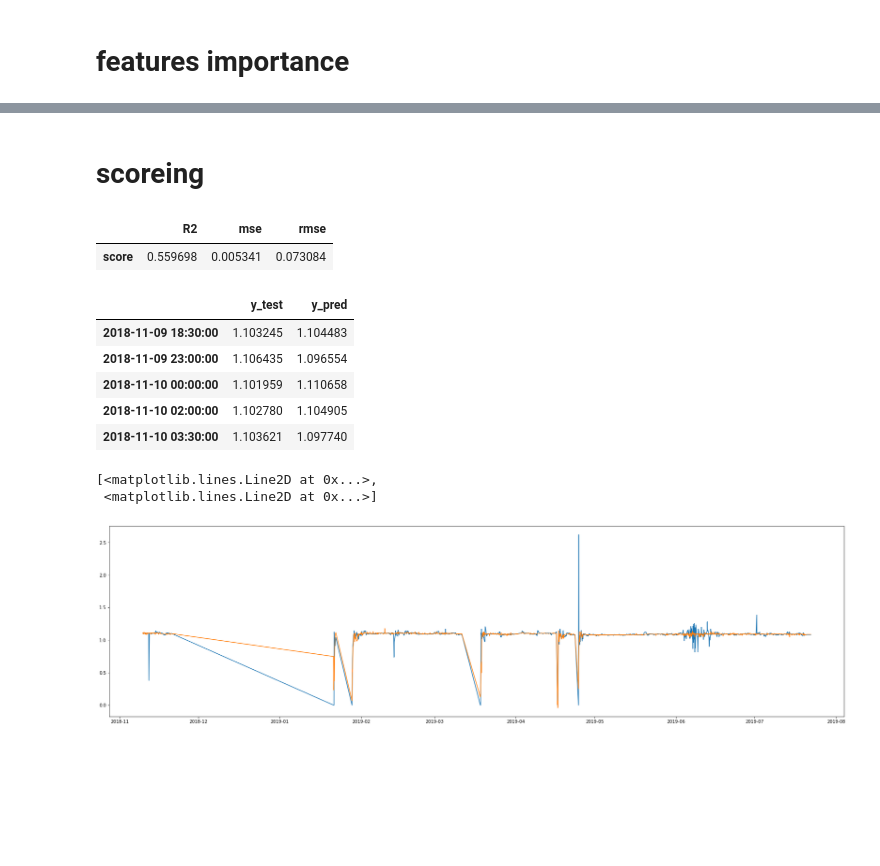
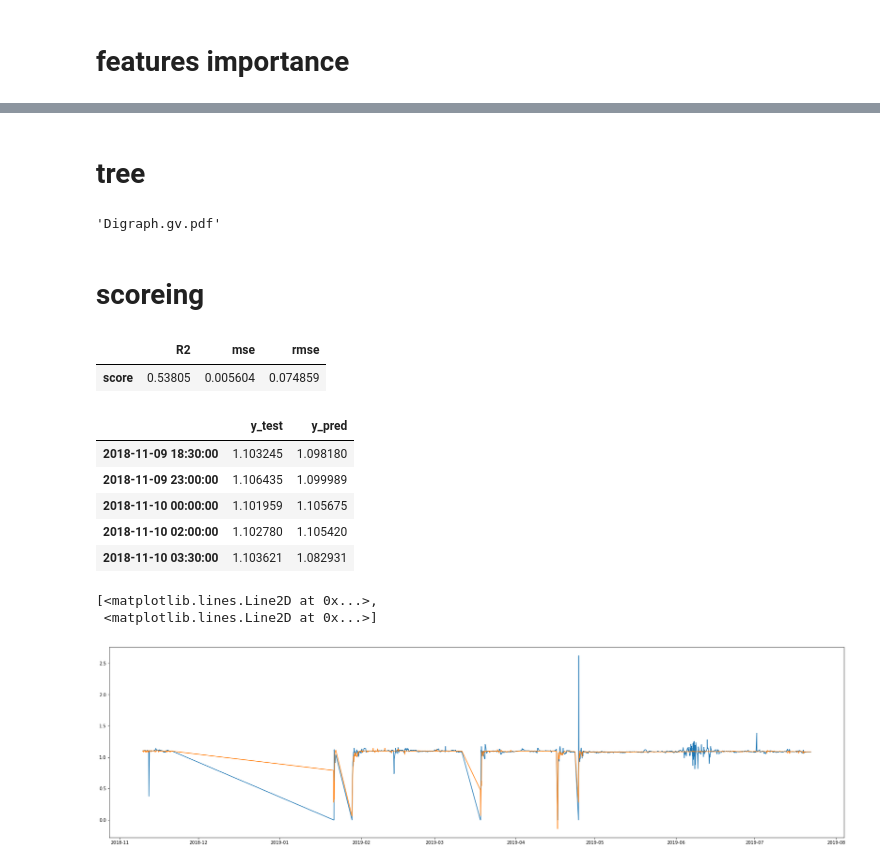
Before and after one commit to skywalker0803r/works, a Jupyter notebook: 南亞PA廠資料分析_R6.ipynb, the cells around one changed output, grey strips where cells are left out. Drawn from its saved outputs; the diff is of its cells as text; code cells hidden in the pictures; blank space fills up the shorter version.

```diff
--- a/南亞PA廠資料分析_R6.ipynb
+++ b/南亞PA廠資料分析_R6.ipynb
@@ -231,13 +230,14 @@ parameters = {
     'metric': 'rmse',
     'num_iterations':10000,
     'early_stopping_round':40,
+    'max_depth':5,
     }
 # %%
 import lightgbm
 import numpy as np
 
-train_data = lightgbm.Dataset(X_train_ss,label=y_train)
-val_data = lightgbm.Dataset(X_test_ss,label=y_test)
+train_data = lightgbm.Dataset(X_train,label=y_train)
+val_data = lightgbm.Dataset(X_test,label=y_test)
 
 model = lightgbm.train(parameters,train_data,valid_sets=[train_data, val_data])
 # %% [output]
@@ -268,20 +290,27 @@ lightgbm.plot_importance(model,max_num_features=10,importance_type='gain')
+# %% [markdown]
+# tree
+# %%
+graph = lightgbm.create_tree_digraph(model)
+graph.render(view=True)
+# %% [output]
+'Digraph.gv.pdf'
 # %% [markdown]
 # scoreing
 # %%
 from sklearn.metrics import r2_score,mean_squared_error
 from math import sqrt
 
-y_pred = pd.Series(model.predict(X_test_ss),name='y_pred')
+y_pred = pd.Series(model.predict(X_test),name='y_pred')
 
 res = pd.DataFrame(index=['score'])
 res['R2'] = [r2_score(y_test,y_pred)]
 res['mse'] = [mean_squared_error(y_test,y_pred)]
 res['rmse'] = [sqrt(res['mse'])]
 
 res
 # %% [output]
 |  | R2 | mse | rmse |
-| score | 0.559698 | 0.005341 | 0.073084 |
+| score | 0.53805 | 0.005604 | 0.074859 |
 # %%
 yt_yp = pd.DataFrame({'y_test':y_test.values,
                       'y_pred':y_pred.values,},
@@ -290,15 +319,15 @@ yt_yp = yt_yp.sort_index()
 yt_yp.head()
 # %% [output]
 |  | y_test | y_pred |
-| 2018-11-09 18:30:00 | 1.103245 | 1.104483 |
-| 2018-11-09 23:00:00 | 1.106435 | 1.096554 |
-| 2018-11-10 00:00:00 | 1.101959 | 1.110658 |
-| 2018-11-10 02:00:00 | 1.102780 | 1.104905 |
-| 2018-11-10 03:30:00 | 1.103621 | 1.097740 |
+| 2018-11-09 18:30:00 | 1.103245 | 1.098180 |
+| 2018-11-09 23:00:00 | 1.106435 | 1.099989 |
+| 2018-11-10 00:00:00 | 1.101959 | 1.105675 |
+| 2018-11-10 02:00:00 | 1.102780 | 1.105420 |
+| 2018-11-10 03:30:00 | 1.103621 | 1.082931 |
 # %%
 fig = plt.figure(figsize=(30,8))
 plt.plot(yt_yp)
 # %% [output]
 [<matplotlib.lines.Line2D at 0x...>,
  <matplotlib.lines.Line2D at 0x...>]
-[figure, old version]
+[figure, new version]
```
Also changed, not shown: parts of 5 cells of this notebook.
